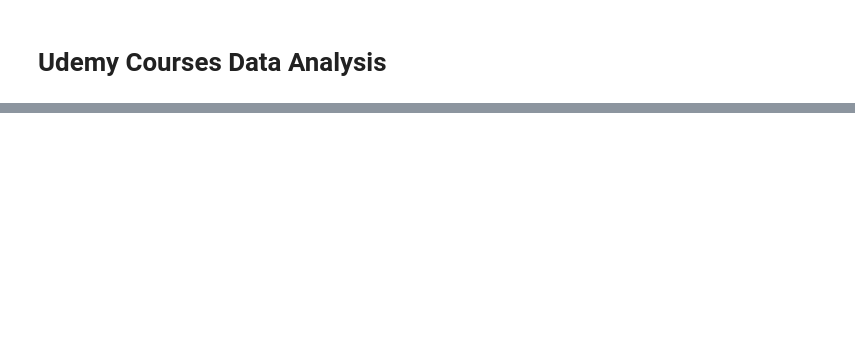
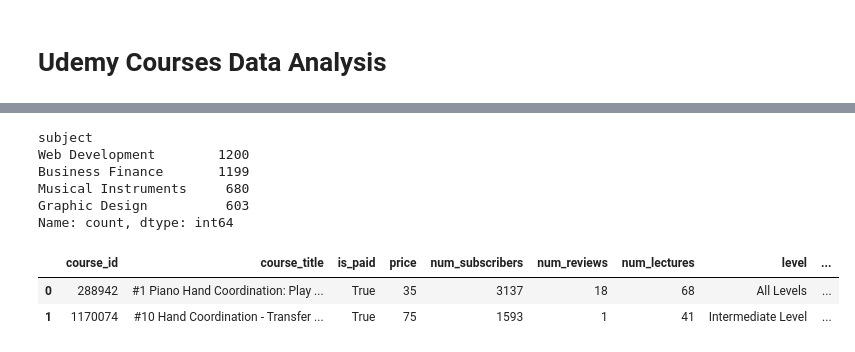
Before and after one commit to Tanay-Dwivedi/Udemy-Courses-Data-Analysis, a Jupyter notebook: udemy_courses_data_analysis.ipynb, the cells around one changed output, grey strips where cells are left out. Cells and saved outputs as stored; diff of their text form; code cells hidden in the pictures; blank space fills up the shorter version.

```diff
--- a/udemy_courses_data_analysis.ipynb
+++ b/udemy_courses_data_analysis.ipynb
@@ -24,0 +65,17 @@ df.tail()
+# %%
+df["subject"].value_counts()
+# %% [output]
+subject
+Web Development        1200
+Business Finance       1199
+Musical Instruments     680
+Graphic Design          603
+Name: count, dtype: int64
+# %%
+# which subject has the maximum number of courses
+
+df.head(2)
+# %% [output]
+|  | course_id | course_title | is_paid | price | num_subscribers | num_reviews | num_lectures | level | ... |
+| 0 | 288942 | #1 Piano Hand Coordination: Play ... | True | 35 | 3137 | 18 | 68 | All Levels | ... |
+| 1 | 1170074 | #10 Hand Coordination - Transfer ... | True | 75 | 1593 | 1 | 41 | Intermediate Level | ... |
```
Also changed, not shown: parts of 8 cells of this notebook.
